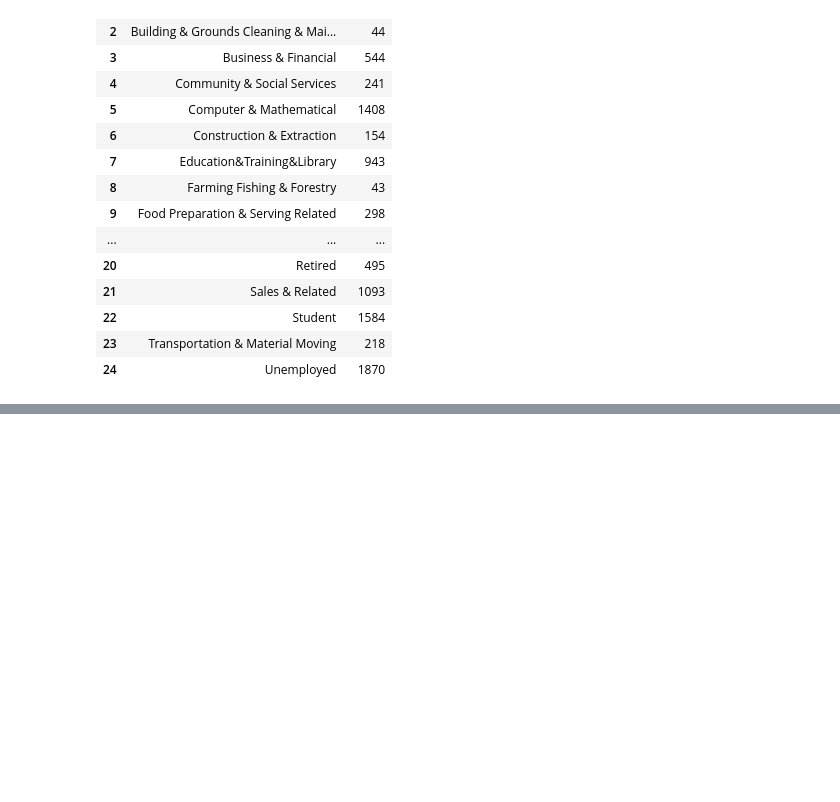
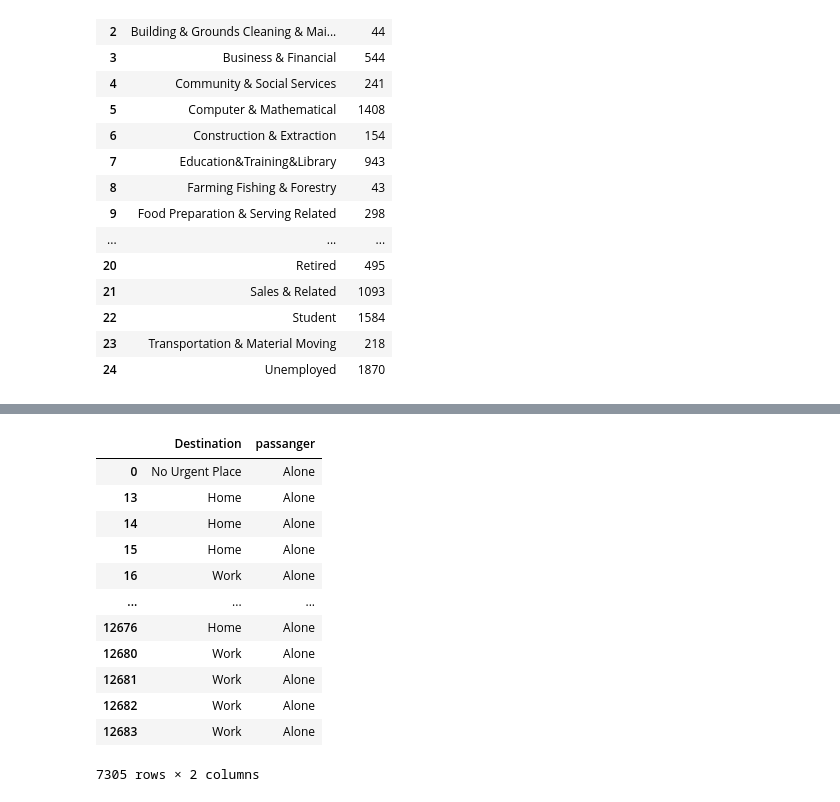
Before and after one commit to saisaket2004/N_IT, a Jupyter notebook: Pandas/sql vs python(data analysis - In-Vehicle Coupon Recommendation).ipynb, the cells around one changed output, grey strips where cells are left out. Drawn from its saved outputs; the diff is of its cells as text; code cells hidden in the pictures; blank space fills up the shorter version.

```diff
--- a/Pandas/sql vs python(data analysis - In-Vehicle Coupon Recommendation).ipynb
+++ b/Pandas/sql vs python(data analysis - In-Vehicle Coupon Recommendation).ipynb
@@ -143,0 +251,18 @@ df.groupby('occupation').size().to_frame('Count').reset_index()
+# %%
+# combining two datasets based on a common column and calling specific columns in the combined dataset with a filter condition
+#SELECT destination ,passenger FROM(SELECT*FROM dataset_1 WHERE passenger = 'Alone')
+df[df['passanger'] == 'Alone'][['Destination', 'passanger']]
+# %% [output]
+|  | Destination | passanger |
+| 0 | No Urgent Place | Alone |
+| 13 | Home | Alone |
+| 14 | Home | Alone |
+| 15 | Home | Alone |
+| 16 | Work | Alone |
+| ... | ... | ... |
+| 12676 | Home | Alone |
+| 12680 | Work | Alone |
+| 12681 | Work | Alone |
+| 12682 | Work | Alone |
+| 12683 | Work | Alone |
+7305 rows × 2 columns
```
Also changed, not shown: parts of 15 cells of this notebook.
